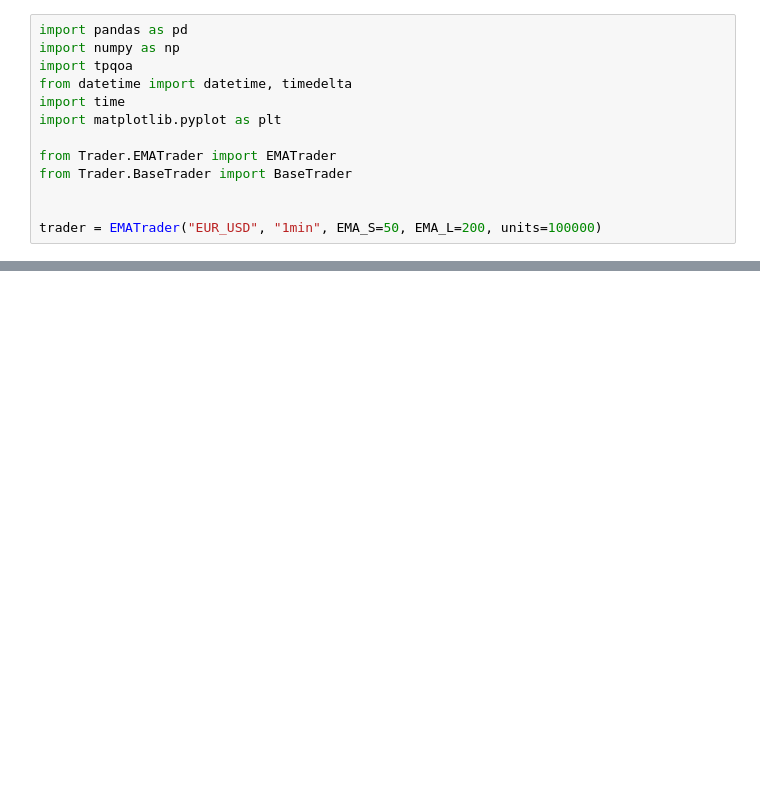
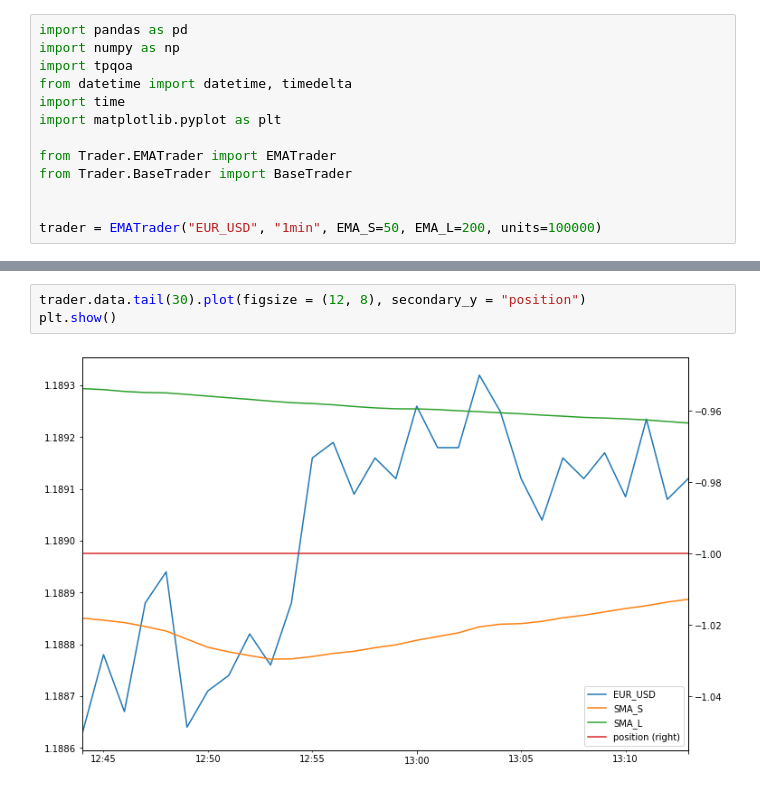
Before and after one commit to oooookk7/trading_strategies, a Jupyter notebook: EMATrader_test.ipynb, the cells around one changed output, grey strips where cells are left out. Drawn from its saved outputs; the diff is of its cells as text; blank space fills up the shorter version.

```diff
--- a/EMATrader_test.ipynb
+++ b/EMATrader_test.ipynb
@@ -37,0 +56,5 @@ trader.data#.tail(20)
+# %%
+trader.data.tail(30).plot(figsize = (12, 8), secondary_y = "position")
+plt.show()
+# %% [output]
+[figure, added]
```
Also changed, not shown: parts of 2 cells of this notebook, 15 other files.
